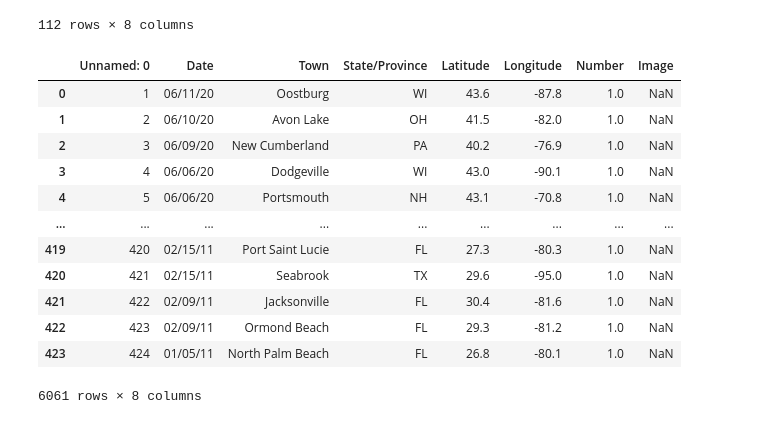
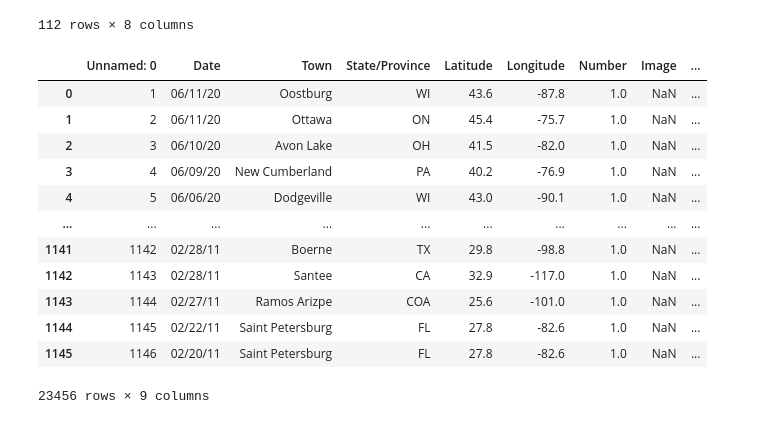
Before and after one commit to olsont12/Capstone, a Jupyter notebook: Dataframes.ipynb, the cells around one changed output. Drawn from its saved outputs; the diff is of its cells as text; code cells hidden in the pictures.

```diff
--- a/Dataframes.ipynb
+++ b/Dataframes.ipynb
@@ -220,21 +222,25 @@ milkweed2011 = milkweed[0]
 milkweed_df = milkweed2020.append([milkweed2019, milkweed2018, milkweed2017, milkweed2016, milkweed2015, milkweed2014, milkweed2013, milkweed2012, milkweed2011])
 # %%
 milkweed_df['Number'] = milkweed_df['Number'].fillna(1)
+# %%
+milkweed_df['Butterfly_Sighted']='Milkweed_Sighted'
 # %%
 milkweed_df.to_csv("C:/Users/t_d_o/Documents/capstone/milkweed_df.csv")
-# %%
-milkweed_df
-# %% [output]
-|  | Unnamed: 0 | Date | Town | State/Province | Latitude | Longitude | Number | Image |
-| 0 | 1 | 06/11/20 | Oostburg | WI | 43.6 | -87.8 | 1.0 | NaN |
-| 1 | 2 | 06/10/20 | Avon Lake | OH | 41.5 | -82.0 | 1.0 | NaN |
-| 2 | 3 | 06/09/20 | New Cumberland | PA | 40.2 | -76.9 | 1.0 | NaN |
-| 3 | 4 | 06/06/20 | Dodgeville | WI | 43.0 | -90.1 | 1.0 | NaN |
-| 4 | 5 | 06/06/20 | Portsmouth | NH | 43.1 | -70.8 | 1.0 | NaN |
-| ... | ... | ... | ... | ... | ... | ... | ... | ... |
-| 419 | 420 | 02/15/11 | Port Saint Lucie | FL | 27.3 | -80.3 | 1.0 | NaN |
-| 420 | 421 | 02/15/11 | Seabrook | TX | 29.6 | -95.0 | 1.0 | NaN |
-| 421 | 422 | 02/09/11 | Jacksonville | FL | 30.4 | -81.6 | 1.0 | NaN |
-| 422 | 423 | 02/09/11 | Ormond Beach | FL | 29.3 | -81.2 | 1.0 | NaN |
-| 423 | 424 | 01/05/11 | North Palm Beach | FL | 26.8 | -80.1 | 1.0 | NaN |
-6061 rows × 8 columns
+# %%
+Spring_Milkweed_df = milkweed_df.append([spring_final_df])
+# %%
+Spring_Milkweed_df
+# %% [output]
+|  | Unnamed: 0 | Date | Town | State/Province | Latitude | Longitude | Number | Image | ... |
+| 0 | 1 | 06/11/20 | Oostburg | WI | 43.6 | -87.8 | 1.0 | NaN | ... |
+| 1 | 2 | 06/11/20 | Ottawa | ON | 45.4 | -75.7 | 1.0 | NaN | ... |
+| 2 | 3 | 06/10/20 | Avon Lake | OH | 41.5 | -82.0 | 1.0 | NaN | ... |
+| 3 | 4 | 06/09/20 | New Cumberland | PA | 40.2 | -76.9 | 1.0 | NaN | ... |
+| 4 | 5 | 06/06/20 | Dodgeville | WI | 43.0 | -90.1 | 1.0 | NaN | ... |
+| ... | ... | ... | ... | ... | ... | ... | ... | ... | ... |
+| 1141 | 1142 | 02/28/11 | Boerne | TX | 29.8 | -98.8 | 1.0 | NaN | ... |
+| 1142 | 1143 | 02/28/11 | Santee | CA | 32.9 | -117.0 | 1.0 | NaN | ... |
+| 1143 | 1144 | 02/27/11 | Ramos Arizpe | COA | 25.6 | -101.0 | 1.0 | NaN | ... |
+| 1144 | 1145 | 02/22/11 | Saint Petersburg | FL | 27.8 | -82.6 | 1.0 | NaN | ... |
+| 1145 | 1146 | 02/20/11 | Saint Petersburg | FL | 27.8 | -82.6 | 1.0 | NaN | ... |
+23456 rows × 9 columns
```
Also changed, not shown: parts of 3 cells of this notebook.
